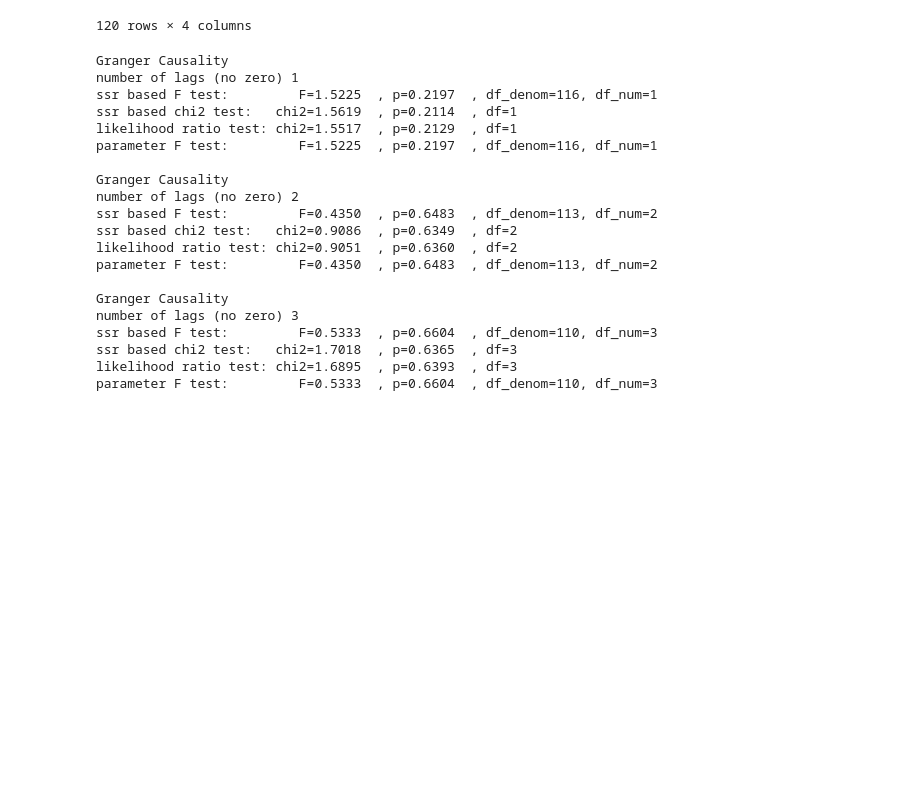
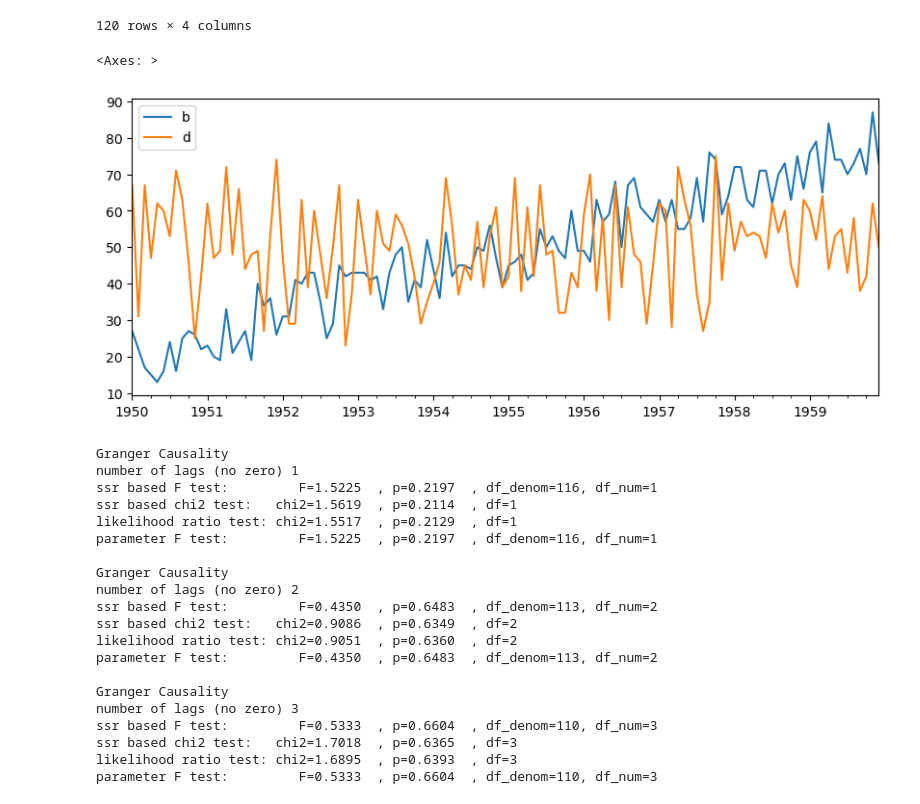
Before and after one commit to Shiska07/Data-Science-and-Machine-Learning, a Jupyter notebook: Time-Series-Analysis/Descriptive Statistics and Tests.ipynb, the cells around one changed output. Saved outputs shown, nothing was run; the diff lists cells and outputs as text; code cells hidden in the pictures; blank space fills up the shorter version.

```diff
--- a/Time-Series-Analysis/Descriptive Statistics and Tests.ipynb
+++ b/Time-Series-Analysis/Descriptive Statistics and Tests.ipynb
@@ -218,6 +218,11 @@ df_samp
 | 1959-11-01 | 37 | 87 | 9833 | 62 |
 | 1959-12-01 | 38 | 73 | 10000 | 50 |
 120 rows × 4 columns
+# %%
+df_samp[['b', 'd']].plot(figsize = (10, 4))
+# %% [output]
+<Axes: >
+[figure, added]
 # %%
 grangercausalitytests(df_samp[['b', 'd']], maxlag = 3);
 # %% [output]
```
Also changed, not shown: parts of 1 cell of this notebook, 1 other file.
